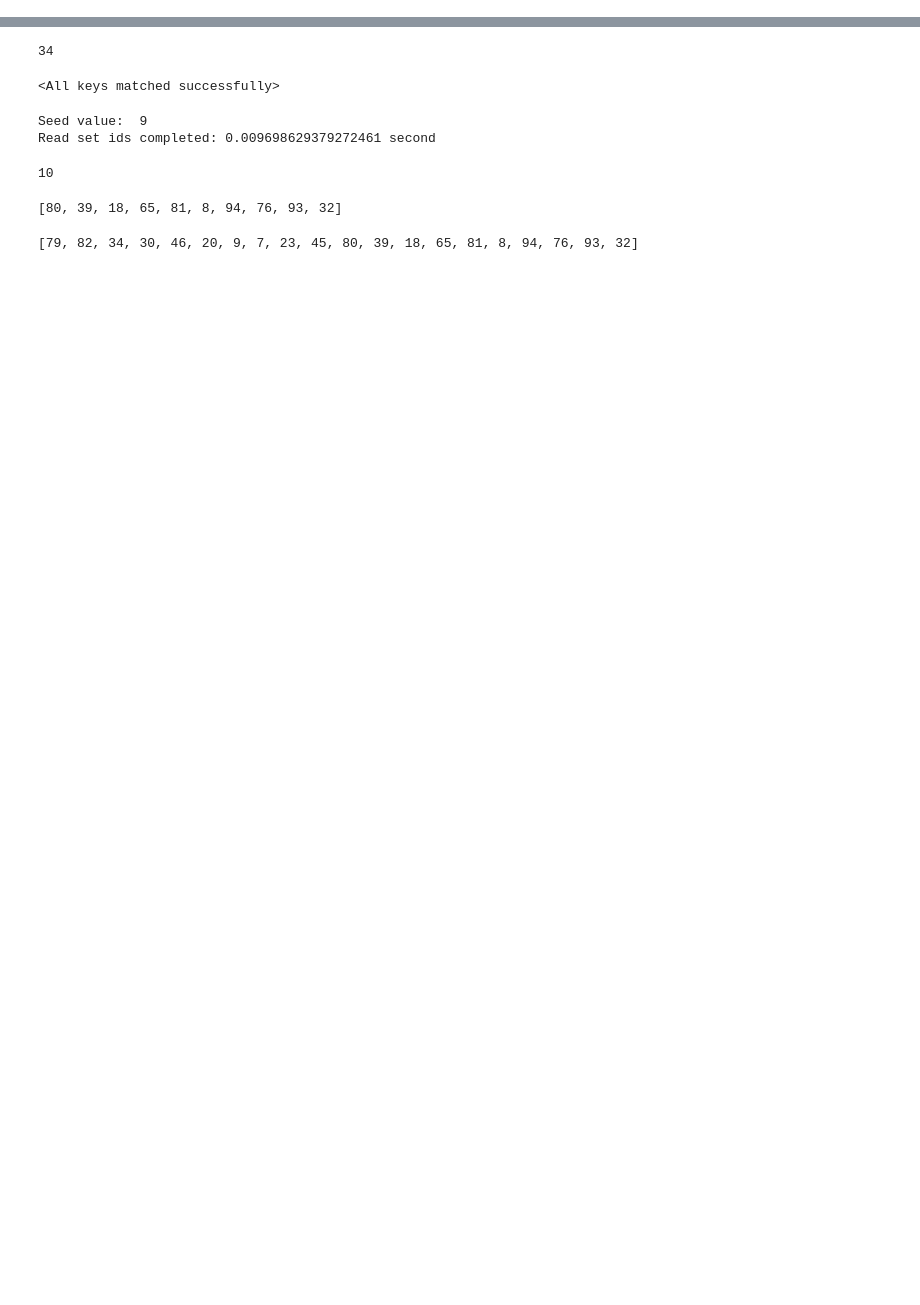
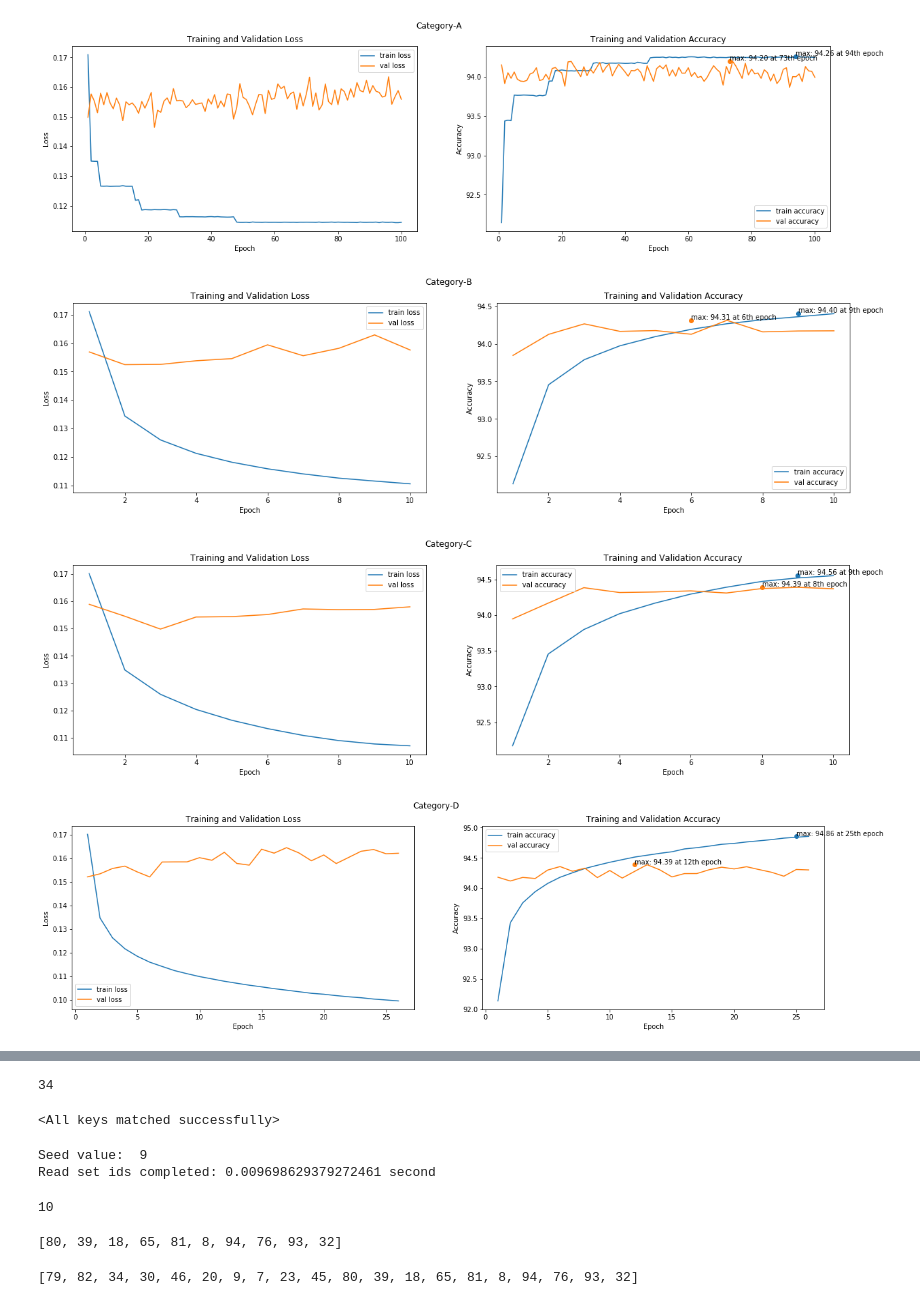
Before and after one commit to Arioluwa/DeepChange, a Jupyter notebook: ltae/ltae_dev.ipynb, the cells around one changed output, grey strips where cells are left out. Drawn from its saved outputs; the diff is of its cells as text; code cells hidden in the pictures; blank space fills up the shorter version.

Commit message:
added plot curve function

```diff
--- a/ltae/ltae_dev.ipynb
+++ b/ltae/ltae_dev.ipynb
@@ -18,7 +17,0 @@ from dataset import SITSData
-# %%
-js = '../../../results/ltae/trials/conf.json'
-js = json.load(open(js))
-# in_channels = js['in_channels']
-# n_head = js['n_head']
-# d_k = js['d_k']
-# n_neurons = js['n_neurons']
@@ -26,0 +75,22 @@ js = json.load(open(js))
+# %%
+files = ["../../../results/ltae/results/Seed_0/trainlog.json",
+         "../../../results/ltae/results/2018/Seed_0/seed_0_batch_128_epoch_10_lr_0.01_trainlog.json",
+         "../../../results/ltae/results/2018/Seed_0/seed_0_batch_128_epoch_10_lr_0.001_sch_trainlog.json",
+         "../../../results/ltae/results/2018/Seed_0/seed_0_batchsize_128_epochs_35_factor_84253_trainlog.json",
+         "../../../results/ltae/trials/Seed_0/trainlog.json",
+        "../../../results/ltae/results/2018/Seed_0/seed_0_batchsize_2048_epochs_100_fator_1300_trainlog.json",
+         "../../../results/ltae/results/2018/Seed_0/seed_0_batchsize_2048_epochs_100_factor_1000_trainlog.json",
+         "../../../results/ltae/results/2018/Seed_0/seed_0_batchsize_2048_epochs_30_factor_5266_trainlog.json"
+        ]
+category = ["Category-A", "Category-B", "Category-C",
+            "Category-D",
+            "Category-E", "Category-F", "Category-G", "Category-H" ]
+len(files)
+for i in range(len(files)):
+    plot_curve(files[i], category[i])
+    # break
+# %% [output]
+[figure, added]
+[figure, added]
+[figure, added]
+[figure, added]
```
Also changed, not shown: parts of 6 cells of this notebook, 11 other files.
